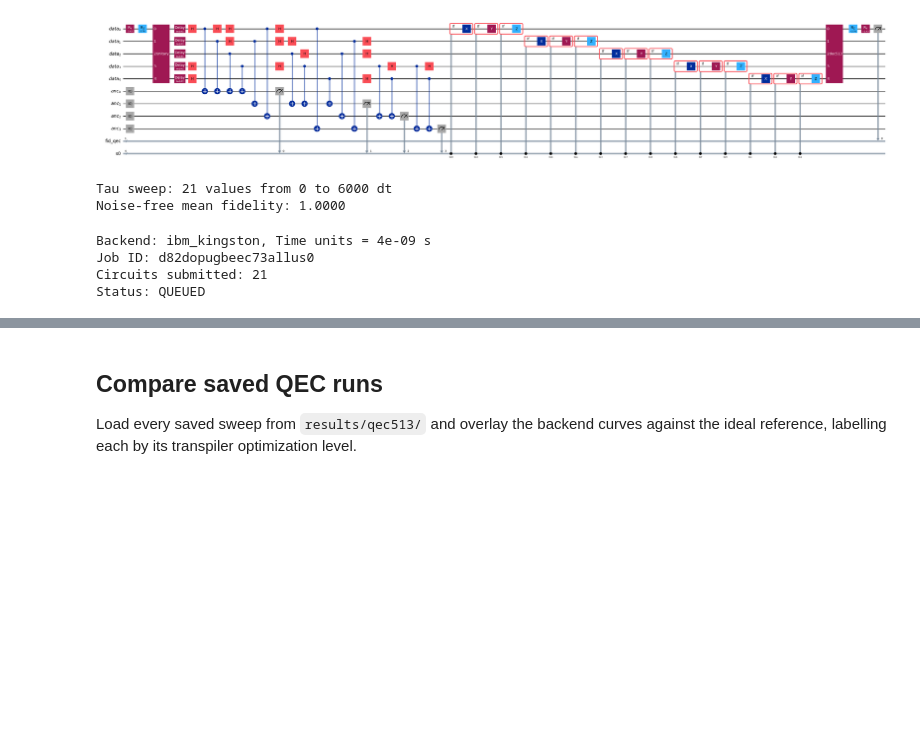
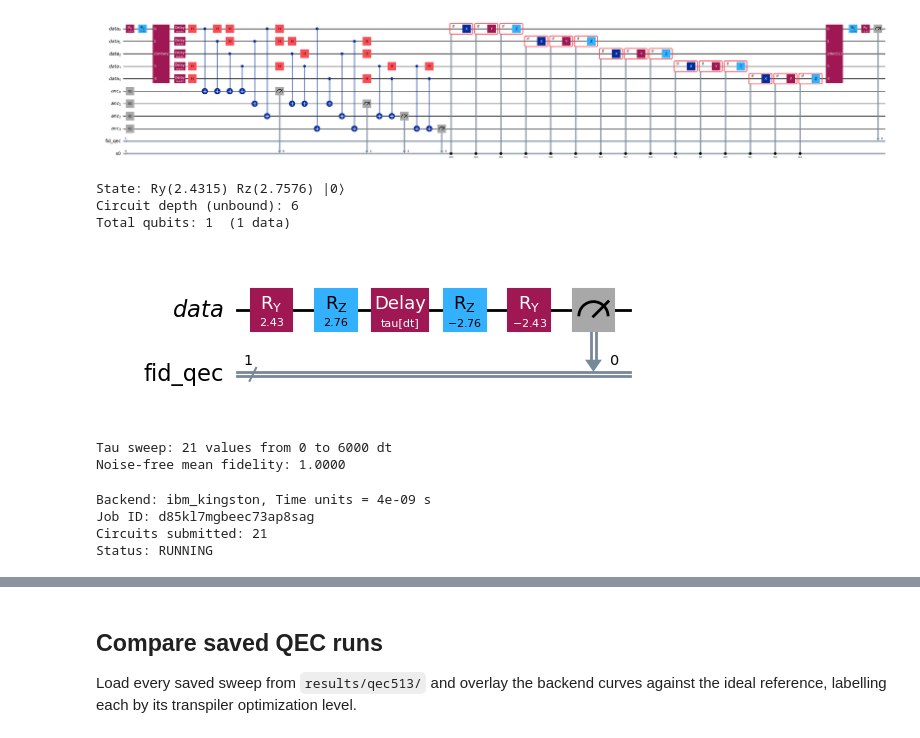
Before and after one commit to mtp354/Broadcasting, a Jupyter notebook: qec_testing.ipynb, the cells around one changed output, grey strips where cells are left out. Cells and saved outputs as stored; diff of their text form; code cells hidden in the pictures; blank space fills up the shorter version.

```diff
--- a/qec_testing.ipynb
+++ b/qec_testing.ipynb
@@ -84,6 +82,48 @@ State: Ry(2.4315) Rz(2.7576) |0⟩
 Circuit depth (unbound): 36
 Total qubits: 9  (5 data + 4 ancilla)
 [figure]
+# %%
+# fidelity benchmark circuit without QEC for comparison
+# Prepares a random phase state, applies a parametric time delay, and measures
+# the fidelity of the recovered qubit without QEC.
+
+seed = 42
+rng = np.random.default_rng(seed)
+
+# --- Parameters ---
+theta_qec = float(rng.uniform(0, np.pi))      # polar angle for |ψ⟩ = Ry(θ)|0⟩
+phi_qec   = float(rng.uniform(0, 2 * np.pi))  # azimuthal angle (Rz(φ) applied after Ry)
+tau_qec   = Parameter("tau")                   # delay duration in dt units
+shots_qec = 8192
+
+# --- Registers ---
+data = QuantumRegister(1, "data")         # single qubit for fidelity benchmark
+fid  = ClassicalRegister(1, "fid_qec")    # fidelity readout
+
+qc_qec = QuantumCircuit(data, fid)
+
+# 1. Prepare random phase state on data[0]
+qc_qec.ry(theta_qec, data[0])
+qc_qec.rz(phi_qec,   data[0])
+
+# 3. Parametric delay on the qubit
+for q in data:
+    qc_qec.delay(tau_qec, q)
+
+# 5. Inverse state preparation on the qubit → fidelity = P(|0⟩)
+qc_qec.rz(-phi_qec,   data[0])
+qc_qec.ry(-theta_qec, data[0])
+qc_qec.measure(data[0], fid[0])
+
+print(f"State: Ry({theta_qec:.4f}) Rz({phi_qec:.4f}) |0⟩")
+print(f"Circuit depth (unbound): {qc_qec.depth()}")
+print(f"Total qubits: {qc_qec.num_qubits}  (1 data)")
+qc_qec.draw("mpl", fold=120)
+# %% [output]
+State: Ry(2.4315) Rz(2.7576) |0⟩
+Circuit depth (unbound): 6
+Total qubits: 1  (1 data)
+[figure, added]
 # %%
 # Tau sweep + noise-free Aer reference curve
 tau_values_qec = np.linspace(0, 6000, 21).astype(int)
@@ -111,7 +151,7 @@ Noise-free mean fidelity: 1.0000
 # qec_backend = service.least_busy(simulator=False, operational=True, min_num_qubits=qc_qec.num_qubits)
 qec_backend = service.backend(name="ibm_kingston")
 print(f"Backend: {qec_backend.name}, Time units = {qec_backend.dt} s")
-optimization_level = 0
+optimization_level = 3
 
 
 qec_pm = generate_preset_pass_manager(backend=qec_backend, optimization_level=optimization_level)
@@ -128,9 +168,9 @@ sleep(10)
 print(f"Status: {qec_job.status()}")
 # %% [output]
 Backend: ibm_kingston, Time units = 4e-09 s
-Job ID: d82dopugbeec73allus0
+Job ID: d85kl7mgbeec73ap8sag
 Circuits submitted: 21
-Status: QUEUED
+Status: RUNNING
 # %%
 # Collect backend results, compute fidelities, save JSON, plot ideal vs. backend
 qec_results = qec_job.result()
```
Also changed, not shown: parts of 4 cells of this notebook, 3 other files.
